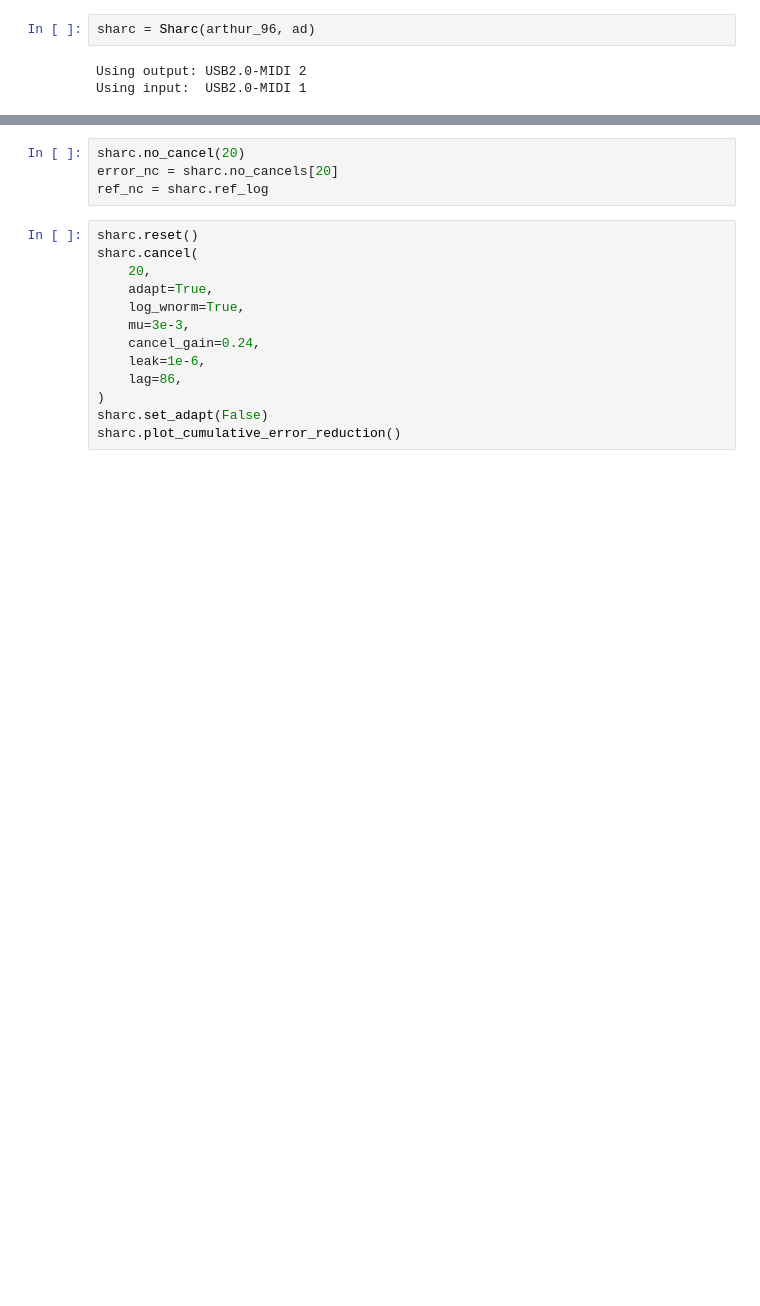
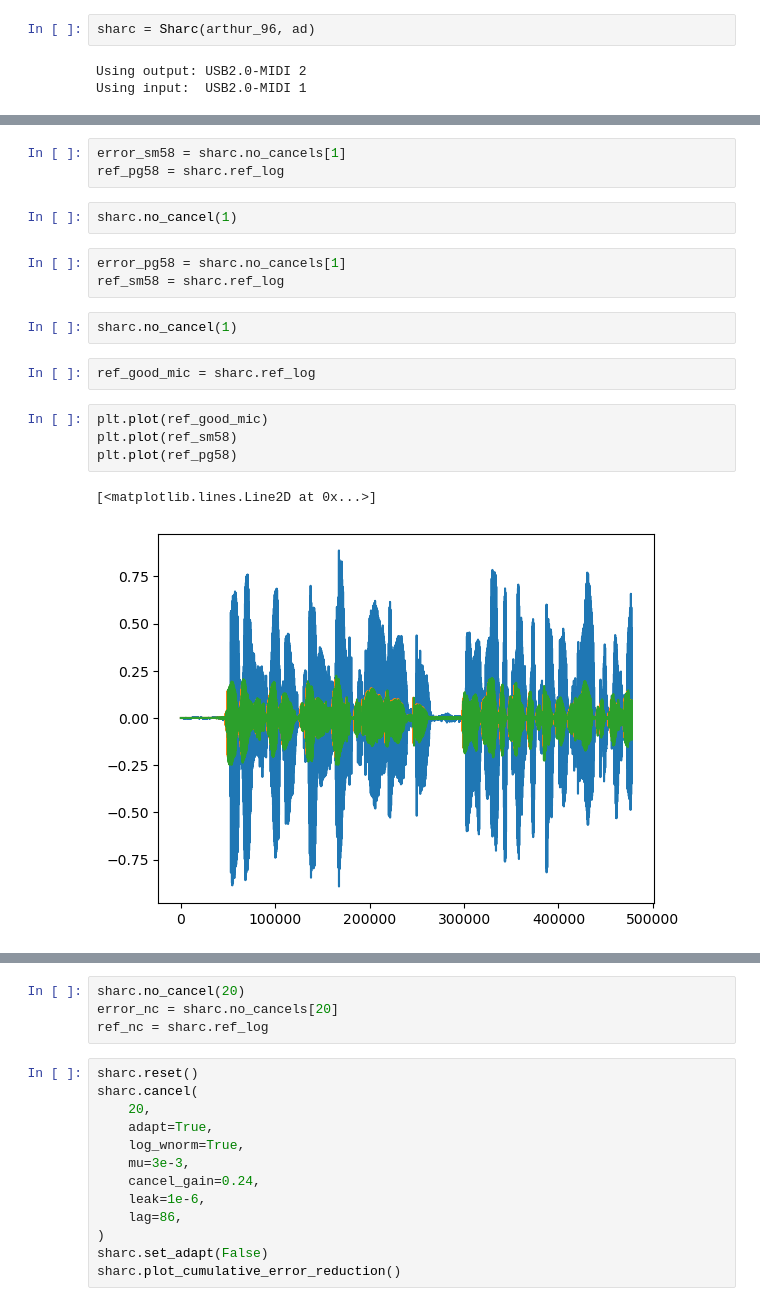
Before and after one commit to bowerirn/Reverb-Control, a Jupyter notebook: experiments/sharc_grid_search.ipynb, the cells around one changed output, grey strips where cells are left out. Cells and saved outputs as stored; diff of their text form; blank space fills up the shorter version.

```diff
--- a/experiments/sharc_grid_search.ipynb
+++ b/experiments/sharc_grid_search.ipynb
@@ -42,0 +49,19 @@ Using input:  USB2.0-MIDI 1
+# %%
+error_sm58 = sharc.no_cancels[1]
+ref_pg58 = sharc.ref_log
+# %%
+sharc.no_cancel(1)
+# %%
+error_pg58 = sharc.no_cancels[1]
+ref_sm58 = sharc.ref_log
+# %%
+sharc.no_cancel(1)
+# %%
+ref_good_mic = sharc.ref_log
+# %%
+plt.plot(ref_good_mic)
+plt.plot(ref_sm58)
+plt.plot(ref_pg58)
+# %% [output]
+[<matplotlib.lines.Line2D at 0x...>]
+[figure, added]
```
Also changed, not shown: parts of 22 cells of this notebook, 20 other files.
